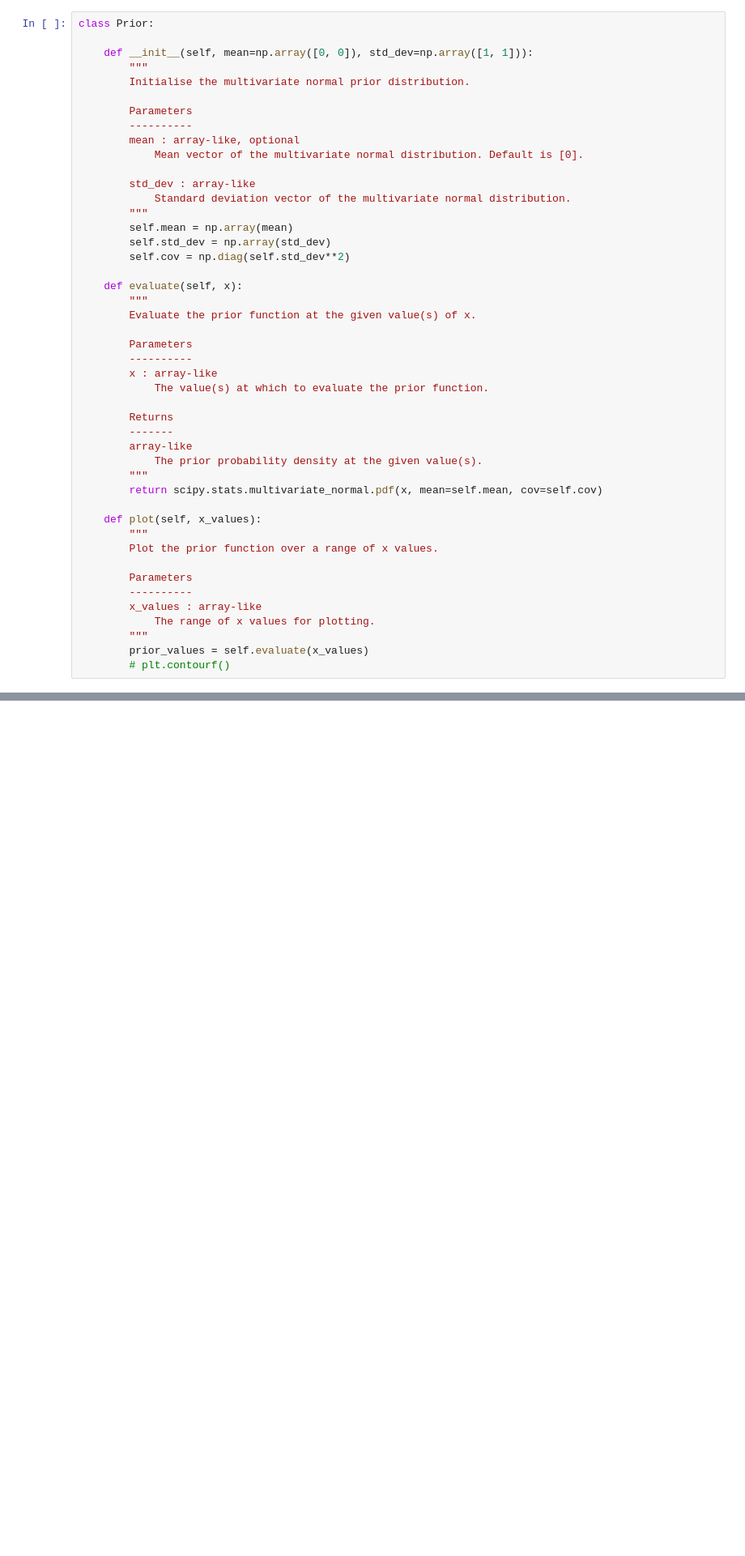
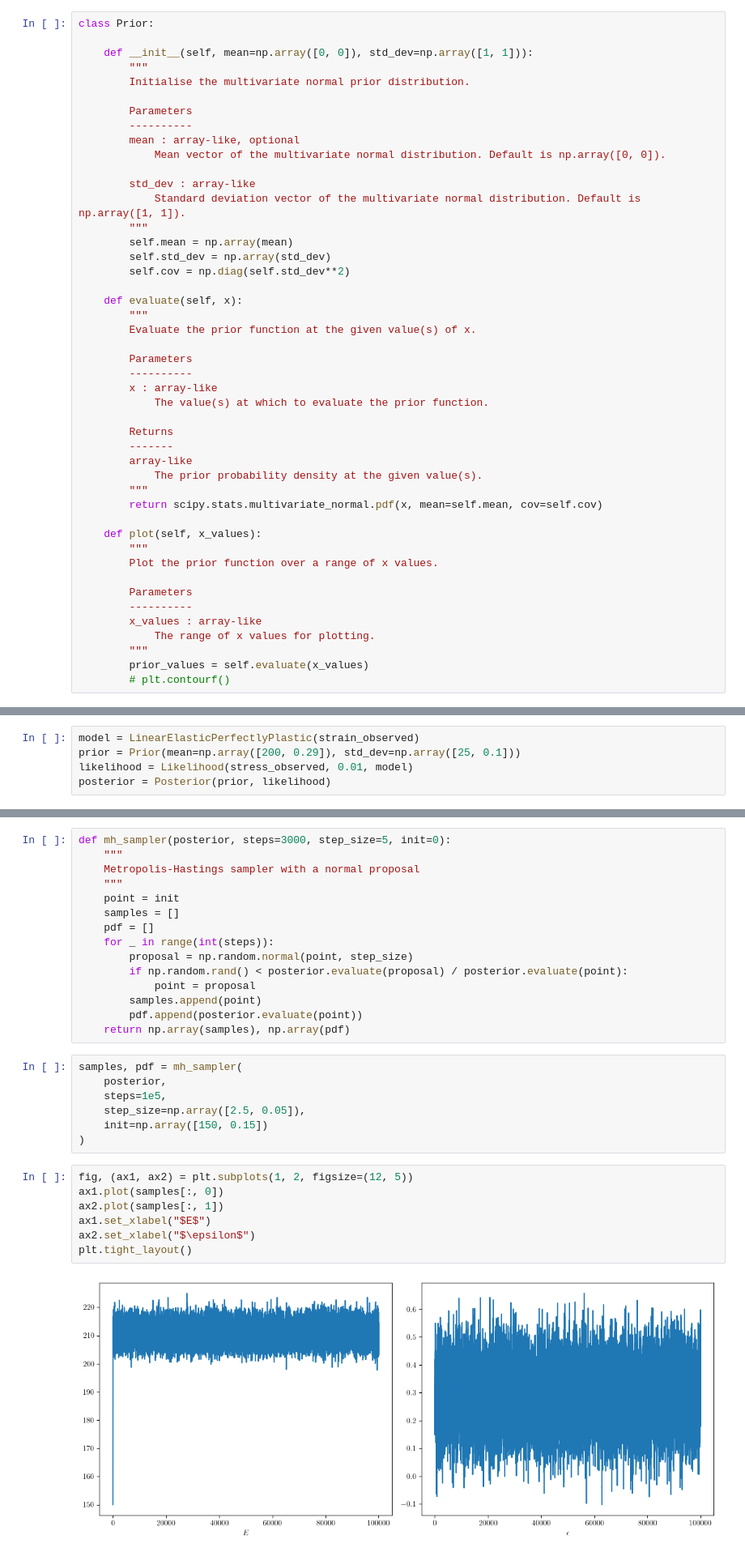
Before and after one commit to mark-hobbs/bayesian-inference-tutorial, a Jupyter notebook: examples/02-linear-elasticity-perfect-plasticity.ipynb, the cells around one changed output, grey strips where cells are left out. Shown at 81% size. Cells and saved outputs as stored; diff of their text form; blank space fills up the shorter version.

Commit message:
General updates - example 2 standard MH working

```diff
--- a/examples/02-linear-elasticity-perfect-plasticity.ipynb
+++ b/examples/02-linear-elasticity-perfect-plasticity.ipynb
@@ -82,10 +160,10 @@ class Prior:
         Parameters
         ----------
         mean : array-like, optional
-            Mean vector of the multivariate normal distribution. Default is [0].
+            Mean vector of the multivariate normal distribution. Default is np.array([0, 0]).
 
         std_dev : array-like
-            Standard deviation vector of the multivariate normal distribution.
+            Standard deviation vector of the multivariate normal distribution. Default is np.array([1, 1]).
         """
         self.mean = np.array(mean)
         self.std_dev = np.array(std_dev)
@@ -125 +247,6 @@ class Prior:
+# %%
+model = LinearElasticPerfectlyPlastic(strain_observed)
+prior = Prior(mean=np.array([200, 0.29]), std_dev=np.array([25, 0.1]))
+likelihood = Likelihood(stress_observed, 0.01, model)
+posterior = Posterior(prior, likelihood)
 # %% [markdown]
@@ -126,0 +254,31 @@ class Prior:
+# %%
+def mh_sampler(posterior, steps=3000, step_size=5, init=0):
+    """
+    Metropolis-Hastings sampler with a normal proposal
+    """
+    point = init
+    samples = []
+    pdf = []
+    for _ in range(int(steps)):
+        proposal = np.random.normal(point, step_size)
+        if np.random.rand() < posterior.evaluate(proposal) / posterior.evaluate(point):
+            point = proposal
+        samples.append(point)
+        pdf.append(posterior.evaluate(point))
+    return np.array(samples), np.array(pdf)
+# %%
+samples, pdf = mh_sampler(
+    posterior,
+    steps=1e5,
+    step_size=np.array([2.5, 0.05]),
+    init=np.array([150, 0.15])
+)
+# %%
+fig, (ax1, ax2) = plt.subplots(1, 2, figsize=(12, 5))
+ax1.plot(samples[:, 0])
+ax2.plot(samples[:, 1])
+ax1.set_xlabel("$E$")
+ax2.set_xlabel("$\epsilon$")
+plt.tight_layout()
+# %% [output]
+[figure, added]
```
Also changed, not shown: parts of 10 cells of this notebook, 3 other files.
